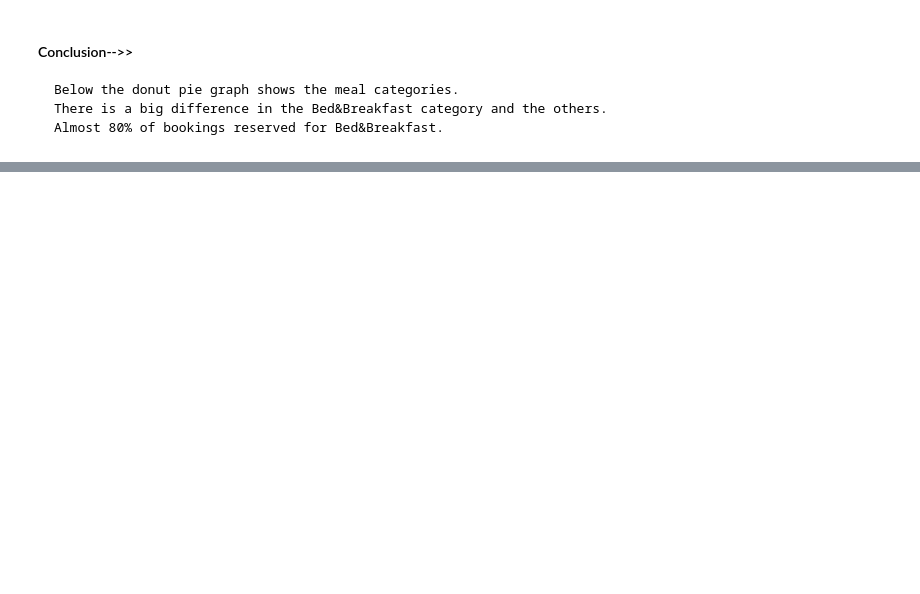
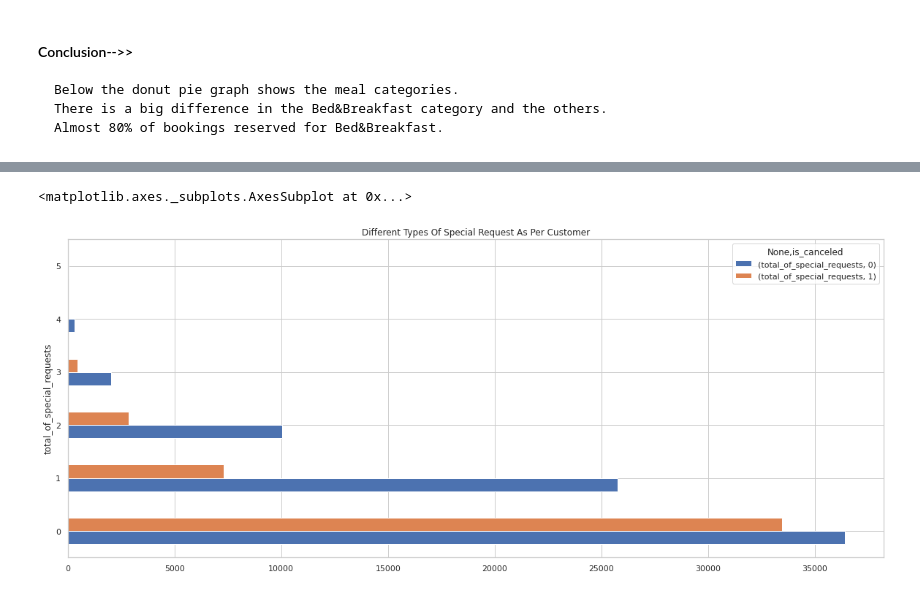
Before and after one commit to snehahampapura/Hotel-Booking-Analysis, a Jupyter notebook: Hotel_Booking_Analysis_Capstone_Project.ipynb, the cells around one changed output, grey strips where cells are left out. Cells and saved outputs as stored; diff of their text form; code cells hidden in the pictures; blank space fills up the shorter version.

```diff
--- a/Hotel_Booking_Analysis_Capstone_Project.ipynb
+++ b/Hotel_Booking_Analysis_Capstone_Project.ipynb
@@ -957,0 +984,3 @@ px.pie(df,values = df['meal'].value_counts(),names=df['meal'].value_counts().ind
+# %%
+# Separting the data of special Request and creating new columns
+pivot_graph = df.groupby(['total_of_special_requests','is_canceled']).agg({'total_of_special_requests':'count'}).rename(columns={'total_no_of_special_requests':'Count'}).unstack()
@@ -957,0 +1000,8 @@ px.pie(df,values = df['meal'].value_counts(),names=df['meal'].value_counts().ind
+# %%
+# Bar Plot
+plt.rcParams["figure.figsize"]=20,8
+#plt.title("Different Types Of Special Request As Per Customer",fontsize=20)
+pivot_graph.plot(kind='barh',title ='Different Types Of Special Request As Per Customer', )
+# %% [output]
+<matplotlib.axes._subplots.AxesSubplot at 0x...>
+[figure, added]
```
Also changed, not shown: parts of 54 cells of this notebook.
